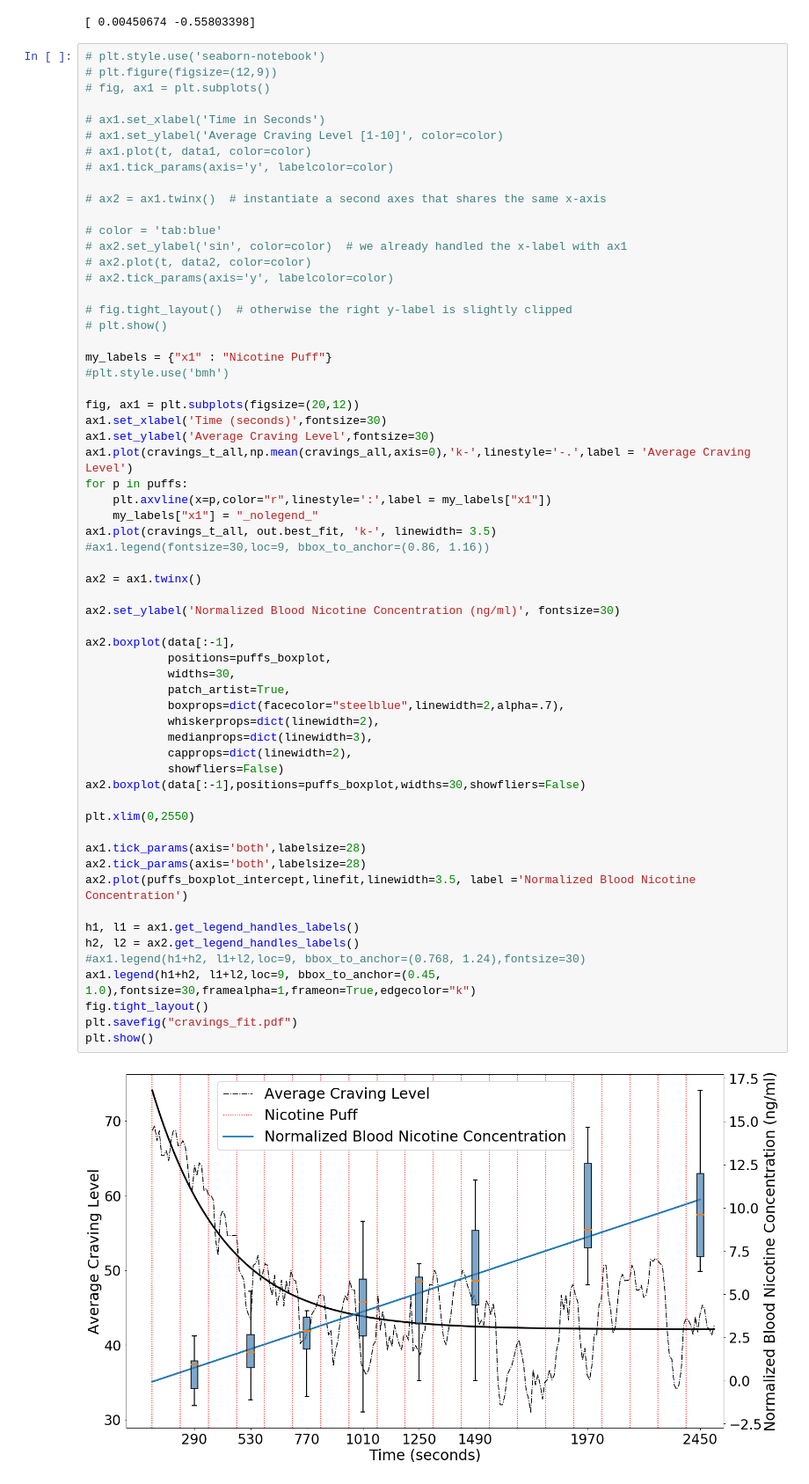
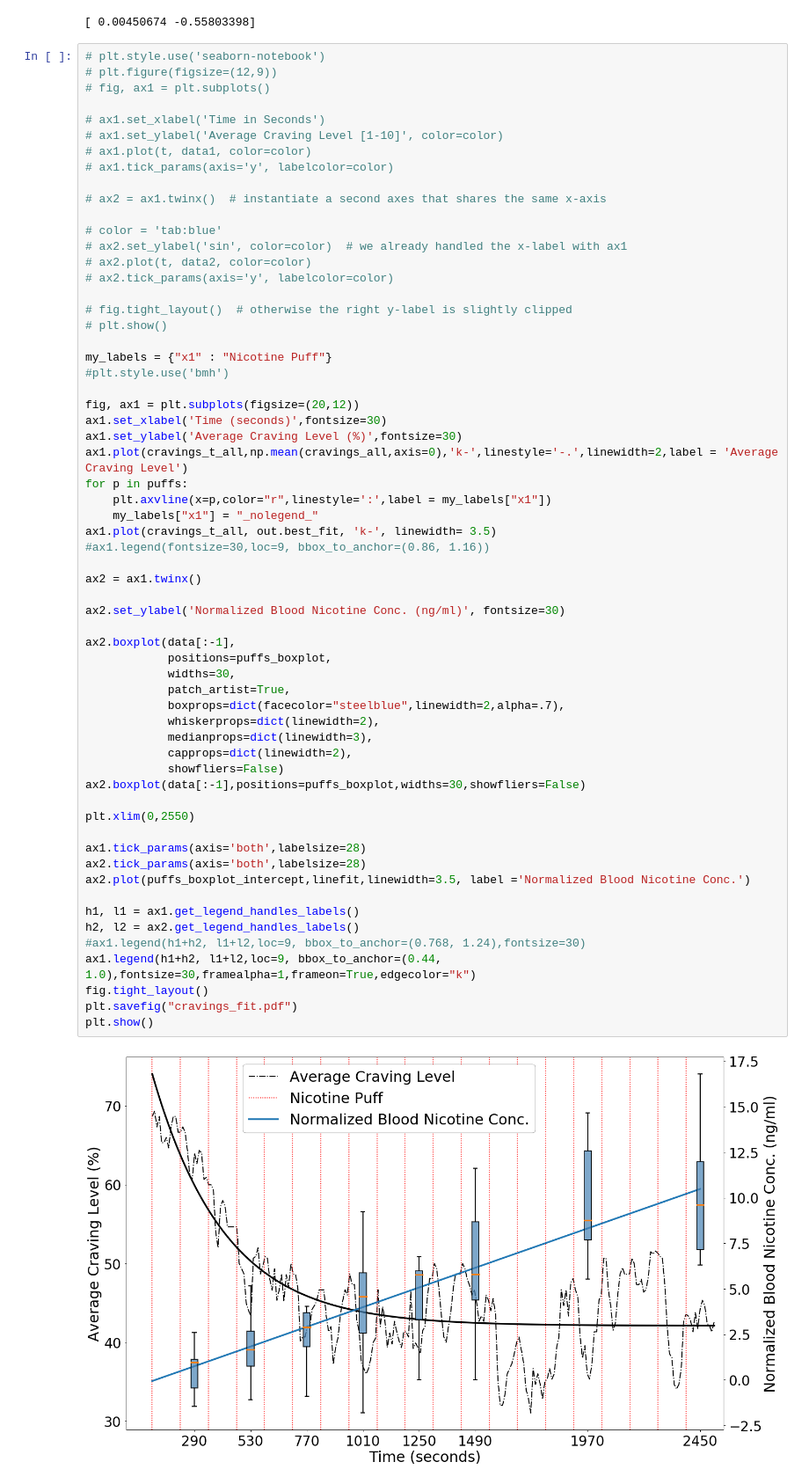
Before and after one commit to hstrey/nicotine-paper, a Jupyter notebook: 10+20 puff figure rajat2.ipynb, the cells around one changed output. Shown: that part at 88% size. Saved outputs shown, nothing was run; the diff lists cells and outputs as text.

Commit message:
fixed all the figures

```diff
--- a/10+20 puff figure rajat2.ipynb
+++ b/10+20 puff figure rajat2.ipynb
@@ -400,41 +407,41 @@ my_labels = {"x1" : "Nicotine Puff"}
 
 fig, ax1 = plt.subplots(figsize=(20,12))
 ax1.set_xlabel('Time (seconds)',fontsize=30)
-ax1.set_ylabel('Average Craving Level',fontsize=30)
-ax1.plot(cravings_t_all,np.mean(cravings_all,axis=0),'k-',linestyle='-.',label = 'Average Craving Level')
+ax1.set_ylabel('Average Craving Level (%)',fontsize=30)
+ax1.plot(cravings_t_all,np.mean(cravings_all,axis=0),'k-',linestyle='-.',linewidth=2,label = 'Average Craving Level')
 for p in puffs:
     plt.axvline(x=p,color="r",linestyle=':',label = my_labels["x1"])
     my_labels["x1"] = "_nolegend_"
 ax1.plot(cravings_t_all, out.best_fit, 'k-', linewidth= 3.5)
 #ax1.legend(fontsize=30,loc=9, bbox_to_anchor=(0.86, 1.16))
 
 ax2 = ax1.twinx()
 
-ax2.set_ylabel('Normalized Blood Nicotine Concentration (ng/ml)', fontsize=30)
+ax2.set_ylabel('Normalized Blood Nicotine Conc. (ng/ml)', fontsize=30)
 
 ax2.boxplot(data[:-1],
             positions=puffs_boxplot,
             widths=30,
             patch_artist=True,
             boxprops=dict(facecolor="steelblue",linewidth=2,alpha=.7),
             whiskerprops=dict(linewidth=2),
             medianprops=dict(linewidth=3),
             capprops=dict(linewidth=2),
             showfliers=False)
 ax2.boxplot(data[:-1],positions=puffs_boxplot,widths=30,showfliers=False)
 
 plt.xlim(0,2550)
 
 ax1.tick_params(axis='both',labelsize=28)
 ax2.tick_params(axis='both',labelsize=28)
-ax2.plot(puffs_boxplot_intercept,linefit,linewidth=3.5, label ='Normalized Blood Nicotine Concentration')
+ax2.plot(puffs_boxplot_intercept,linefit,linewidth=3.5, label ='Normalized Blood Nicotine Conc.')
 
 h1, l1 = ax1.get_legend_handles_labels()
 h2, l2 = ax2.get_legend_handles_labels()
 #ax1.legend(h1+h2, l1+l2,loc=9, bbox_to_anchor=(0.768, 1.24),fontsize=30)
-ax1.legend(h1+h2, l1+l2,loc=9, bbox_to_anchor=(0.45, 1.0),fontsize=30,framealpha=1,frameon=True,edgecolor="k")
+ax1.legend(h1+h2, l1+l2,loc=9, bbox_to_anchor=(0.44, 1.0),fontsize=30,framealpha=1,frameon=True,edgecolor="k")
 fig.tight_layout()
 plt.savefig("cravings_fit.pdf")
 plt.show()
 # %% [output]
-[figure, old version]
+[figure, new version]
```
Also changed, not shown: parts of 4 cells of this notebook, 1 other file.
